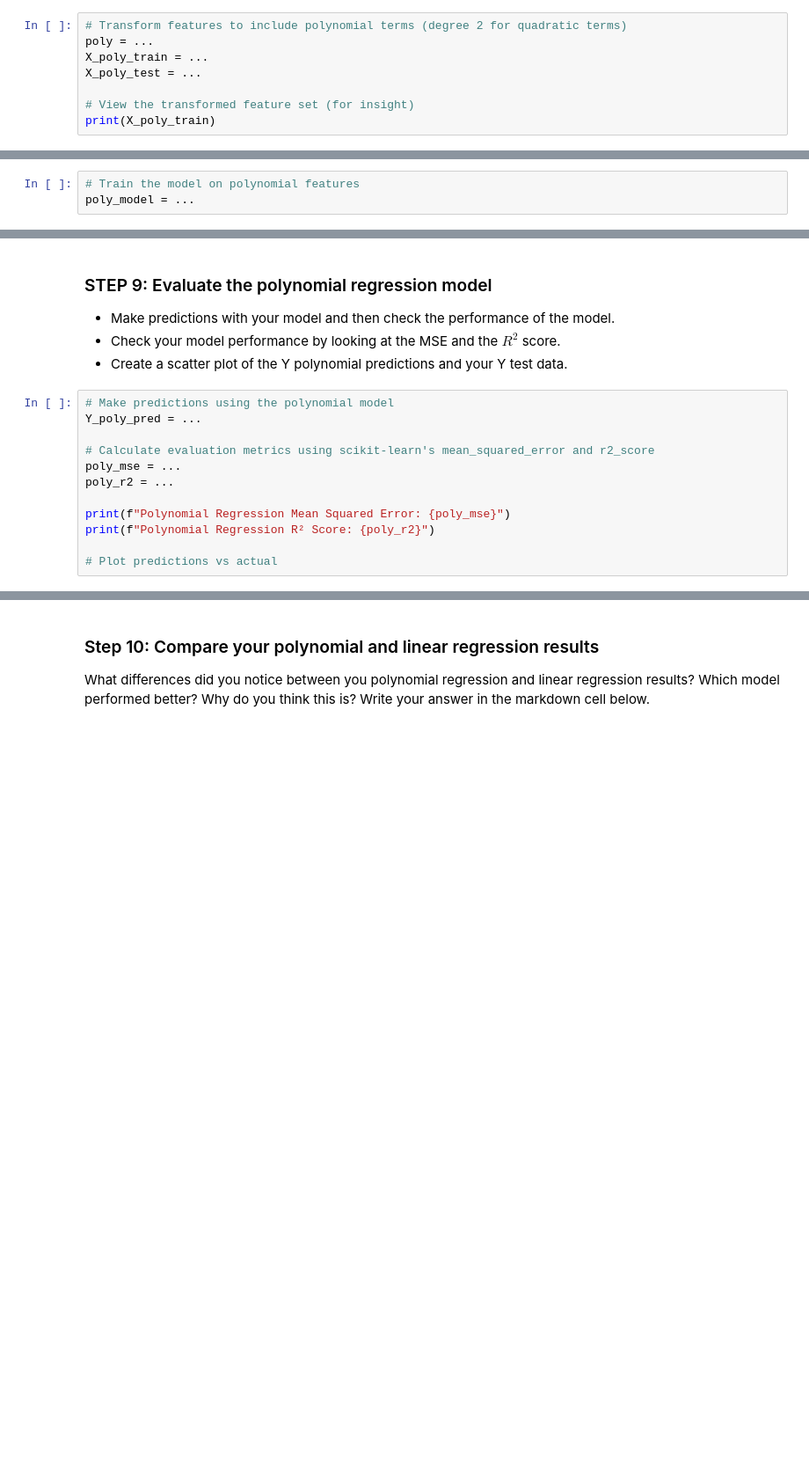
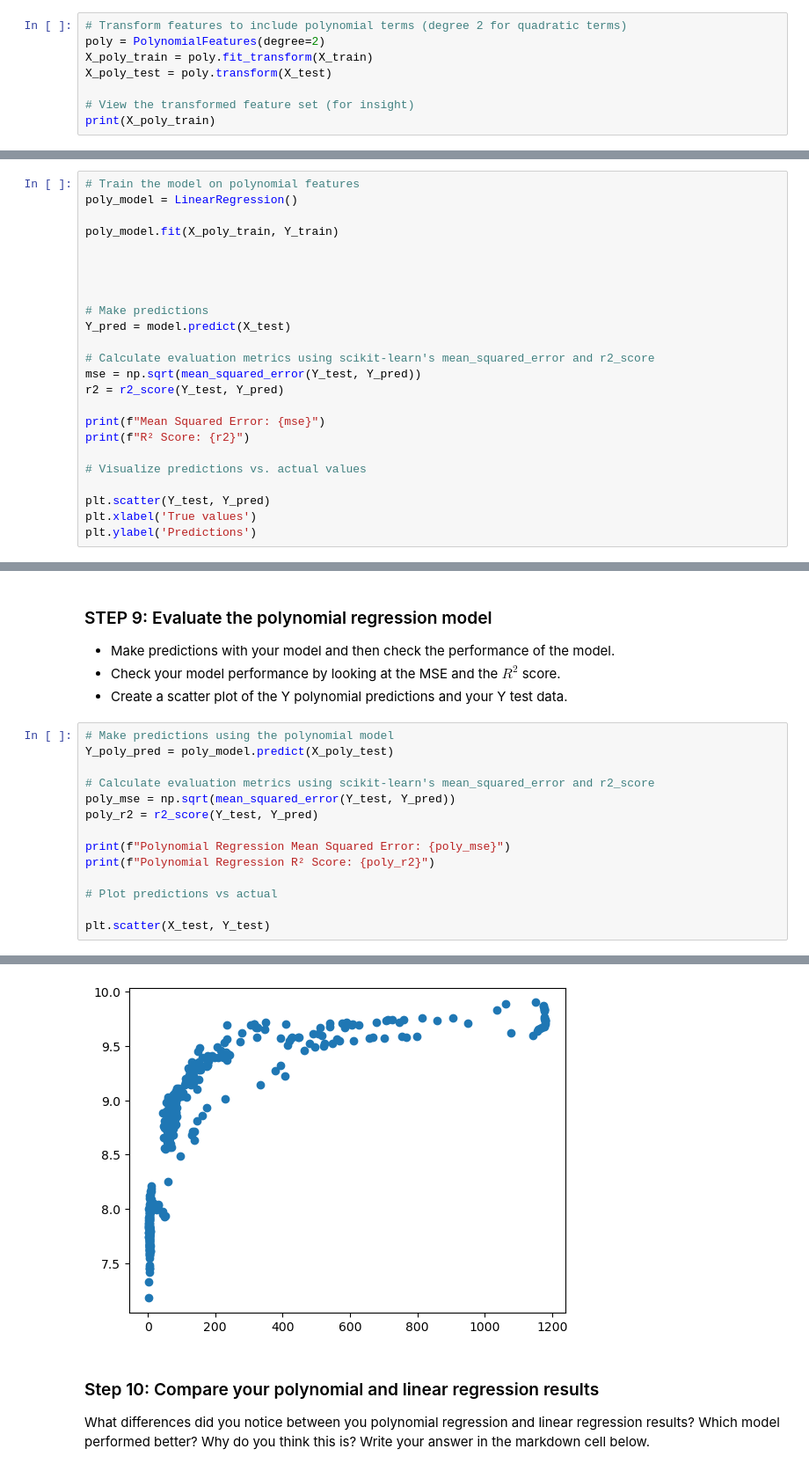
Before and after one commit to tommats00/EDS232-labs, a Jupyter notebook: Week1/Lab1-hurricane.ipynb, the cells around one changed output, grey strips where cells are left out. Shown at 88% size. Cells and saved outputs as stored; diff of their text form; blank space fills up the shorter version.

```diff
--- a/Week1/Lab1-hurricane.ipynb
+++ b/Week1/Lab1-hurricane.ipynb
@@ -200,9 +216,9 @@ plt.show()
 We assumed linear regression would work well with our data, but this data doesn't look very linear. It's a good reminder of the importance of exploratory analysis. Let's check to see how a polynomial regression performs in comparison. Transform the features for polynomial regression. Use the `PolynomialFeatures` class from the `sklearn.preprocessing` module.
 # %%
 # Transform features to include polynomial terms (degree 2 for quadratic terms)
-poly = ...
-X_poly_train = ...
-X_poly_test = ...
+poly = PolynomialFeatures(degree=2)
+X_poly_train = poly.fit_transform(X_train)
+X_poly_test = poly.transform(X_test)
 
 # View the transformed feature set (for insight)
 print(X_poly_train)
@@ -210,4 +234,25 @@ print(X_poly_train)
 ### Step 8: Fit your model on the polynomial features
 # %%
 # Train the model on polynomial features
-poly_model = ...
+poly_model = LinearRegression()
+
+poly_model.fit(X_poly_train, Y_train)
+
+
+
+
+# Make predictions
+Y_pred = model.predict(X_test)
+
+# Calculate evaluation metrics using scikit-learn's mean_squared_error and r2_score
+mse = np.sqrt(mean_squared_error(Y_test, Y_pred))
+r2 = r2_score(Y_test, Y_pred)
+
+print(f"Mean Squared Error: {mse}")
+print(f"R² Score: {r2}")
+
+# Visualize predictions vs. actual values
+
+plt.scatter(Y_test, Y_pred)
+plt.xlabel('True values')
+plt.ylabel('Predictions')
@@ -218,13 +265,16 @@ poly_model = ...
 - Create a scatter plot of the Y polynomial predictions and your Y test data.
 # %%
 # Make predictions using the polynomial model
-Y_poly_pred = ...
+Y_poly_pred = poly_model.predict(X_poly_test)
 
 # Calculate evaluation metrics using scikit-learn's mean_squared_error and r2_score
-poly_mse = ...
-poly_r2 = ...
+poly_mse = np.sqrt(mean_squared_error(Y_test, Y_pred))
+poly_r2 = r2_score(Y_test, Y_pred)
 
 print(f"Polynomial Regression Mean Squared Error: {poly_mse}")
 print(f"Polynomial Regression R² Score: {poly_r2}")
 
 # Plot predictions vs actual
+
+plt.scatter(X_test, Y_test)
+# %% [output]
@@ -231,3 +284,4 @@ print(f"Polynomial Regression R² Score: {poly_r2}")
+[figure, added]
 # %% [markdown]
 ### Step 10: Compare your polynomial and linear regression results
 
```
Also changed, not shown: parts of 10 cells of this notebook.
